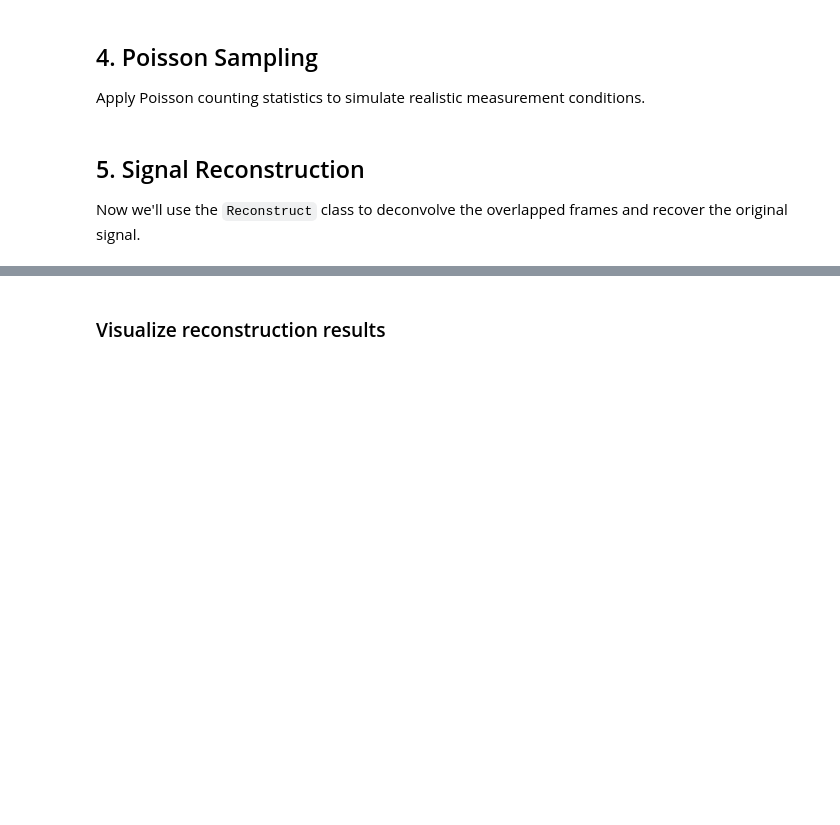
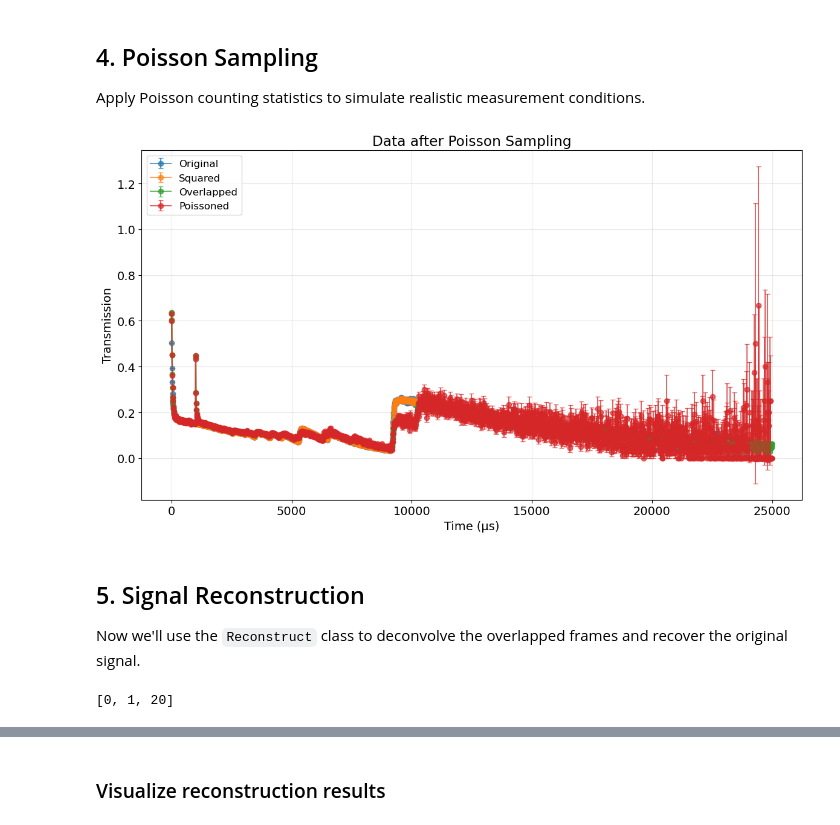
Before and after one commit to TsvikiHirsh/frame_overlap, a Jupyter notebook: notebooks/tutorial_v0.2.ipynb, the cells around one changed output, grey strips where cells are left out. Saved outputs shown, nothing was run; the diff lists cells and outputs as text; code cells hidden in the pictures; blank space fills up the shorter version.

```diff
--- a/notebooks/tutorial_v0.2.ipynb
+++ b/notebooks/tutorial_v0.2.ipynb
@@ -83,16 +97,22 @@ plt.show()
 Apply Poisson counting statistics to simulate realistic measurement conditions.
 # %%
 # Apply Poisson sampling with 80% duty cycle
-data.poisson_sample(duty_cycle=0.8)
+data.poisson_sample(duty_cycle=0.01)
 
 # Plot final processed data
-fig = data.plot()
+fig = data.plot(show_stages=True)
 plt.title('Data after Poisson Sampling')
 plt.show()
+# %% [output]
+[figure, added]
 # %% [markdown]
 ## 5. Signal Reconstruction
 
 Now we'll use the `Reconstruct` class to deconvolve the overlapped frames and recover the original signal.
+# %%
+data.kernel
+# %% [output]
+[0, 1, 20]
 # %%
 # Create Reconstruct object
 recon = Reconstruct(data)
```
Also changed, not shown: parts of 15 cells of this notebook, 4 other files.
